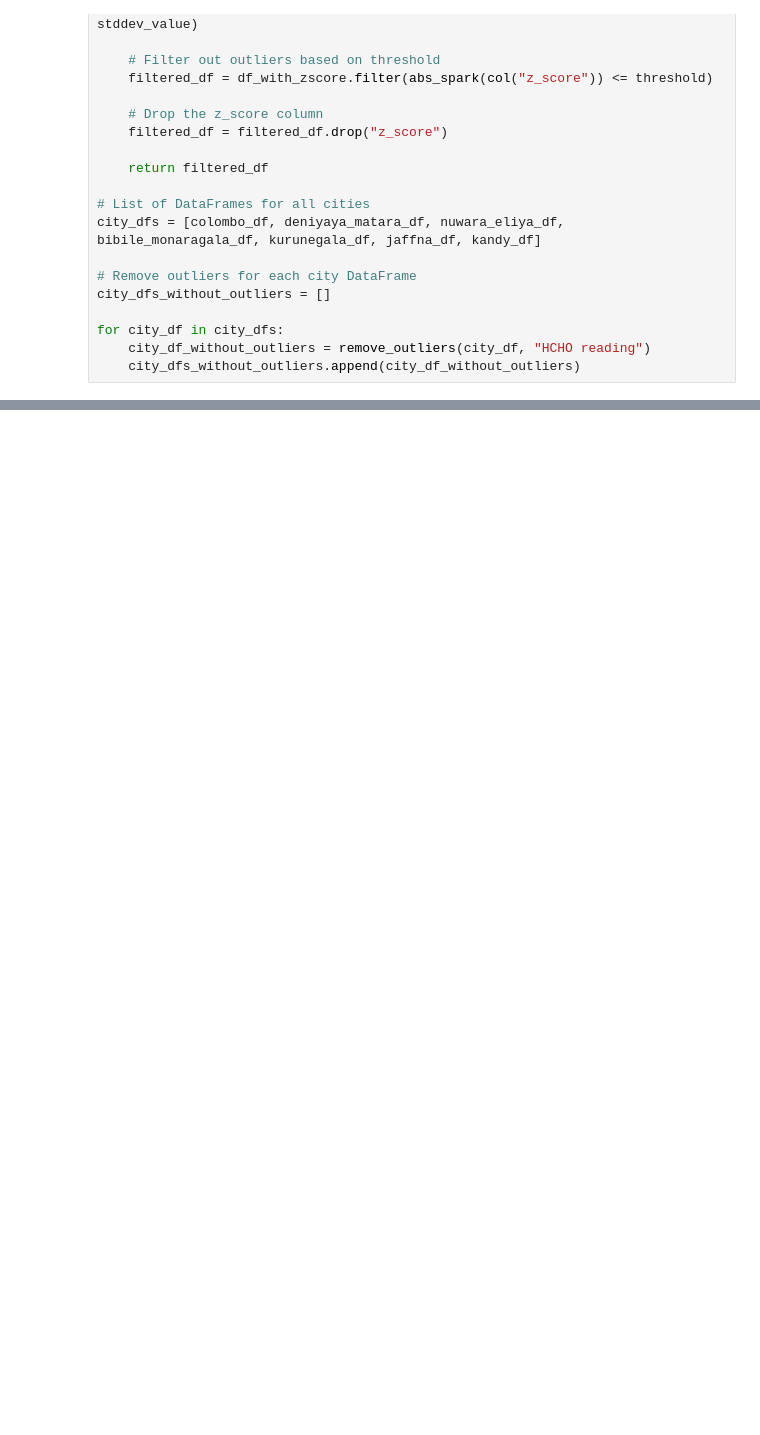
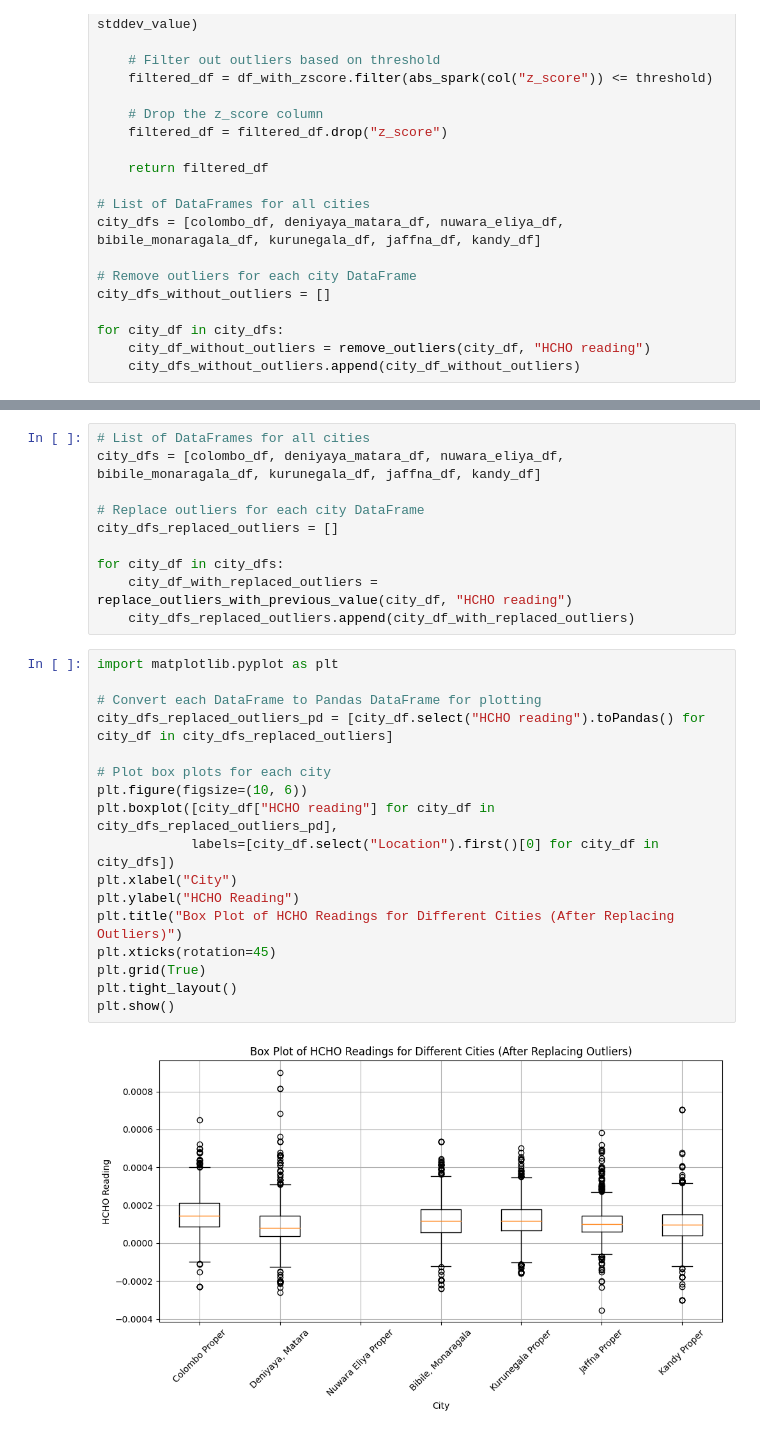
Before and after one commit to Esandu-Meth-Obadaarachchi/HCHO-level-Time-series-forecasting, a Jupyter notebook: DataEngineering.ipynb, the cells around one changed output, grey strips where cells are left out. Cells and saved outputs as stored; diff of their text form; blank space fills up the shorter version.

Commit message:
TRYING TO replace outliers with previous values , doesnt work

```diff
--- a/DataEngineering.ipynb
+++ b/DataEngineering.ipynb
@@ -628,0 +661,29 @@ for city_df in city_dfs:
+# %%
+# List of DataFrames for all cities
+city_dfs = [colombo_df, deniyaya_matara_df, nuwara_eliya_df, bibile_monaragala_df, kurunegala_df, jaffna_df, kandy_df]
+
+# Replace outliers for each city DataFrame
+city_dfs_replaced_outliers = []
+
+for city_df in city_dfs:
+    city_df_with_replaced_outliers = replace_outliers_with_previous_value(city_df, "HCHO reading")
+    city_dfs_replaced_outliers.append(city_df_with_replaced_outliers)
+# %%
+import matplotlib.pyplot as plt
+
+# Convert each DataFrame to Pandas DataFrame for plotting
+city_dfs_replaced_outliers_pd = [city_df.select("HCHO reading").toPandas() for city_df in city_dfs_replaced_outliers]
+
+# Plot box plots for each city
+plt.figure(figsize=(10, 6))
+plt.boxplot([city_df["HCHO reading"] for city_df in city_dfs_replaced_outliers_pd],
+            labels=[city_df.select("Location").first()[0] for city_df in city_dfs])
+plt.xlabel("City")
+plt.ylabel("HCHO Reading")
+plt.title("Box Plot of HCHO Readings for Different Cities (After Replacing Outliers)")
+plt.xticks(rotation=45)
+plt.grid(True)
+plt.tight_layout()
+plt.show()
+# %% [output]
+[figure, added]
```
Also changed, not shown: parts of 1 cell of this notebook.
